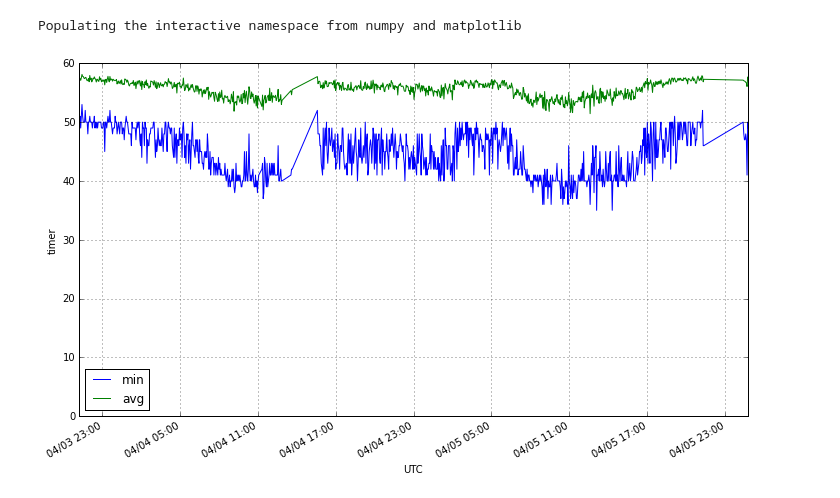
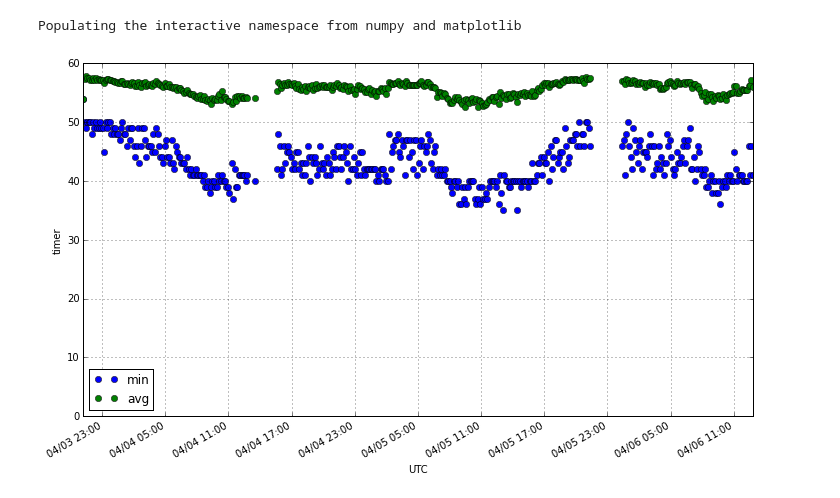
Before and after one commit to abra3607/thebutton, a Jupyter notebook: analysis/analysis.ipynb, the cells around one changed output. Drawn from its saved outputs; the diff is of its cells as text; code cells hidden in the pictures.

```diff
--- a/analysis/analysis.ipynb
+++ b/analysis/analysis.ipynb
@@ -9,35 +9,35 @@ X = pandas.read_csv('log.txt', names=['time', 'left']).values
 
 Y = zeros((0, 3))
 
-period_mins = 3
+period_mins = 8
 
 last = 0
 buf = []
 for i, j in X:
     buf.append(j)
     if i - last > period_mins * 60 * 1000:
         last = i
         Y = vstack((Y, array([[i, min(buf), average(buf)]])))
         buf = []
 
 X = Y
 
 X = array(X, dtype=object)
 for i in range(X.shape[0]):
     t = datetime.datetime.fromtimestamp(X[i, 0] // 1000) - datetime.timedelta(hours=4)
     X[i, 0] = t
 
 hfmt = matplotlib.dates.DateFormatter('%m/%d %H:%M')
 figure(figsize=(12, 7))
 ylim((0, 60))
-plot(X[:, 0], X[:, 1], label='min')
-plot(X[:, 0], X[:, 2], label='avg')
+plot(X[:, 0], X[:, 1], 'o', label='min')
+plot(X[:, 0], X[:, 2], 'o', label='avg')
 gca().xaxis.set_major_formatter(hfmt)
 gcf().autofmt_xdate()
 grid(True)
 legend(loc=3)
 xlabel('UTC')
 ylabel('timer')
 savefig('plot.png')
 # %% [output]
-[figure, old version]
+[figure, new version]
```
Also changed, not shown: 7 other files.
